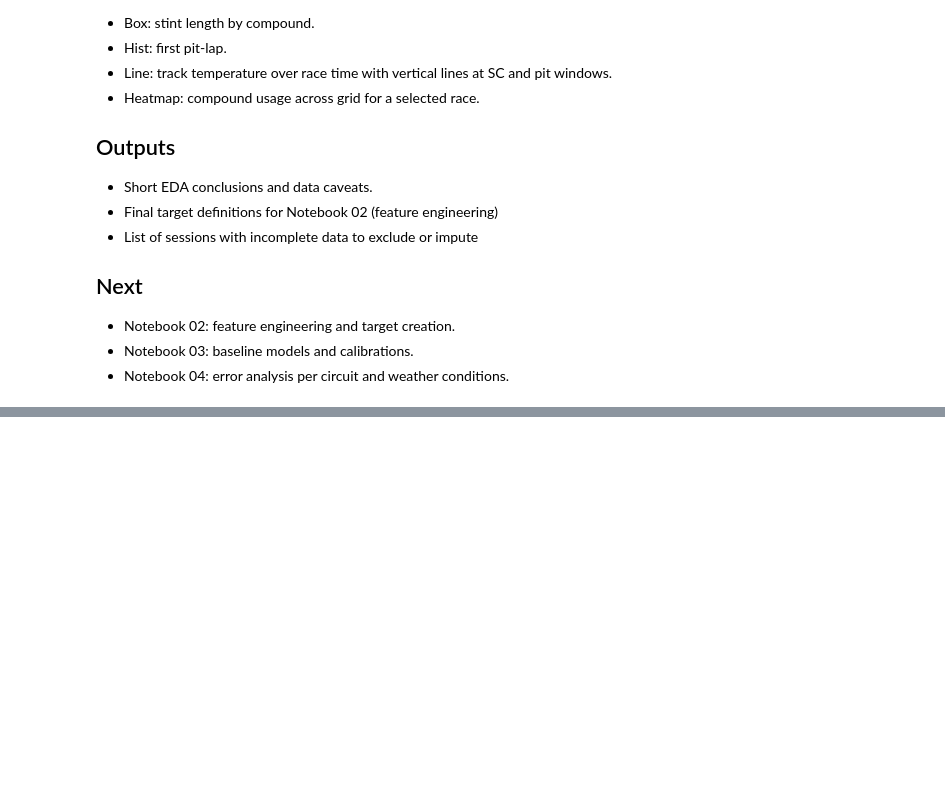
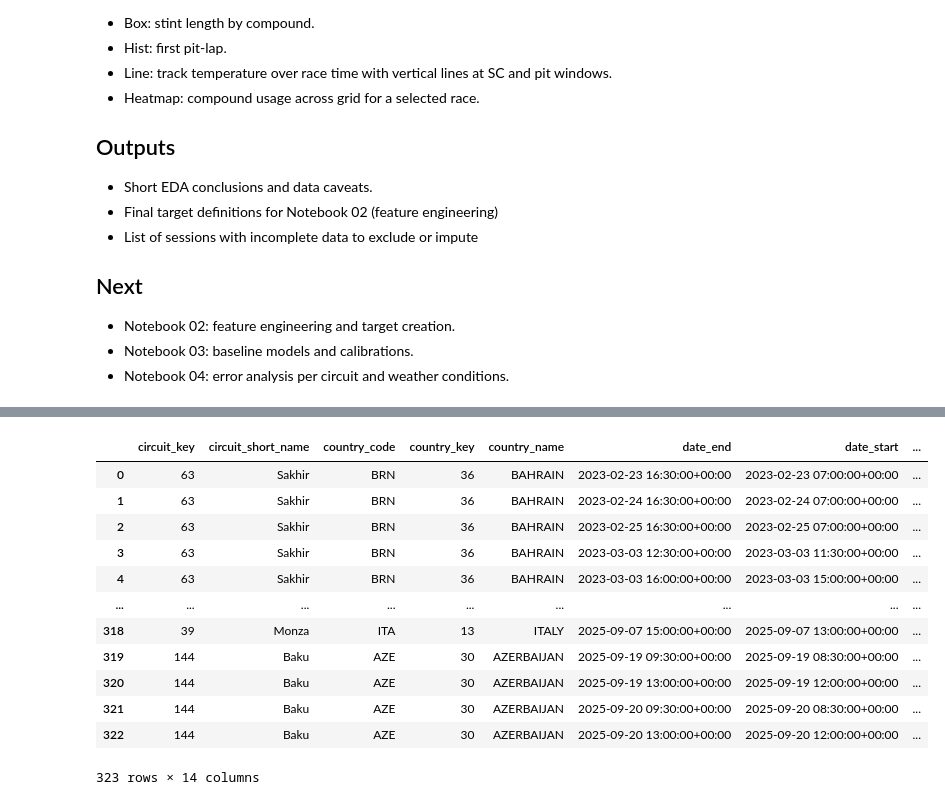
Before and after one commit to NoxFort1/F1-AI, a Jupyter notebook: notebooks/01_eda.ipynb, the cells around one changed output, grey strips where cells are left out. Saved outputs shown, nothing was run; the diff lists cells and outputs as text; code cells hidden in the pictures; blank space fills up the shorter version.

```diff
--- a/notebooks/01_eda.ipynb
+++ b/notebooks/01_eda.ipynb
@@ -57,0 +167,18 @@
+# %%
+as_dt_utc(sessions_df, ['date_start', 'date_end', 'session_start_utc', 'session_end_utc'])
+upper_str(sessions_df, ['session_name', 'session_type', 'country_name'])
+sessions_df
+# %% [output]
+|  | circuit_key | circuit_short_name | country_code | country_key | country_name | date_end | date_start | ... |
+| 0 | 63 | Sakhir | BRN | 36 | BAHRAIN | 2023-02-23 16:30:00+00:00 | 2023-02-23 07:00:00+00:00 | ... |
+| 1 | 63 | Sakhir | BRN | 36 | BAHRAIN | 2023-02-24 16:30:00+00:00 | 2023-02-24 07:00:00+00:00 | ... |
+| 2 | 63 | Sakhir | BRN | 36 | BAHRAIN | 2023-02-25 16:30:00+00:00 | 2023-02-25 07:00:00+00:00 | ... |
+| 3 | 63 | Sakhir | BRN | 36 | BAHRAIN | 2023-03-03 12:30:00+00:00 | 2023-03-03 11:30:00+00:00 | ... |
+| 4 | 63 | Sakhir | BRN | 36 | BAHRAIN | 2023-03-03 16:00:00+00:00 | 2023-03-03 15:00:00+00:00 | ... |
+| ... | ... | ... | ... | ... | ... | ... | ... | ... |
+| 318 | 39 | Monza | ITA | 13 | ITALY | 2025-09-07 15:00:00+00:00 | 2025-09-07 13:00:00+00:00 | ... |
+| 319 | 144 | Baku | AZE | 30 | AZERBAIJAN | 2025-09-19 09:30:00+00:00 | 2025-09-19 08:30:00+00:00 | ... |
+| 320 | 144 | Baku | AZE | 30 | AZERBAIJAN | 2025-09-19 13:00:00+00:00 | 2025-09-19 12:00:00+00:00 | ... |
+| 321 | 144 | Baku | AZE | 30 | AZERBAIJAN | 2025-09-20 09:30:00+00:00 | 2025-09-20 08:30:00+00:00 | ... |
+| 322 | 144 | Baku | AZE | 30 | AZERBAIJAN | 2025-09-20 13:00:00+00:00 | 2025-09-20 12:00:00+00:00 | ... |
+323 rows × 14 columns
```
Also changed, not shown: parts of 22 cells of this notebook.
